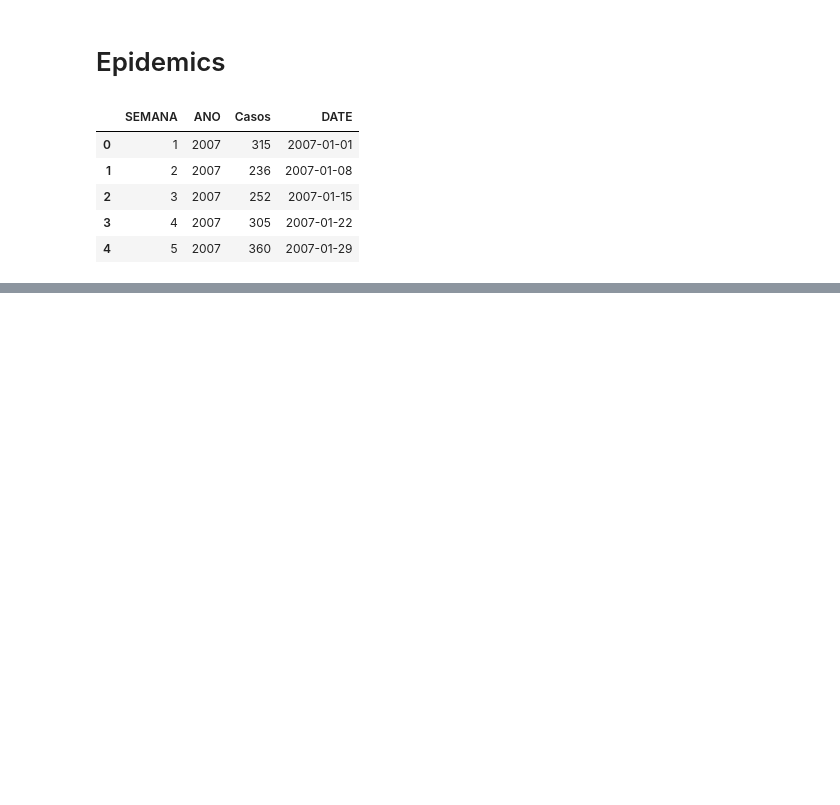
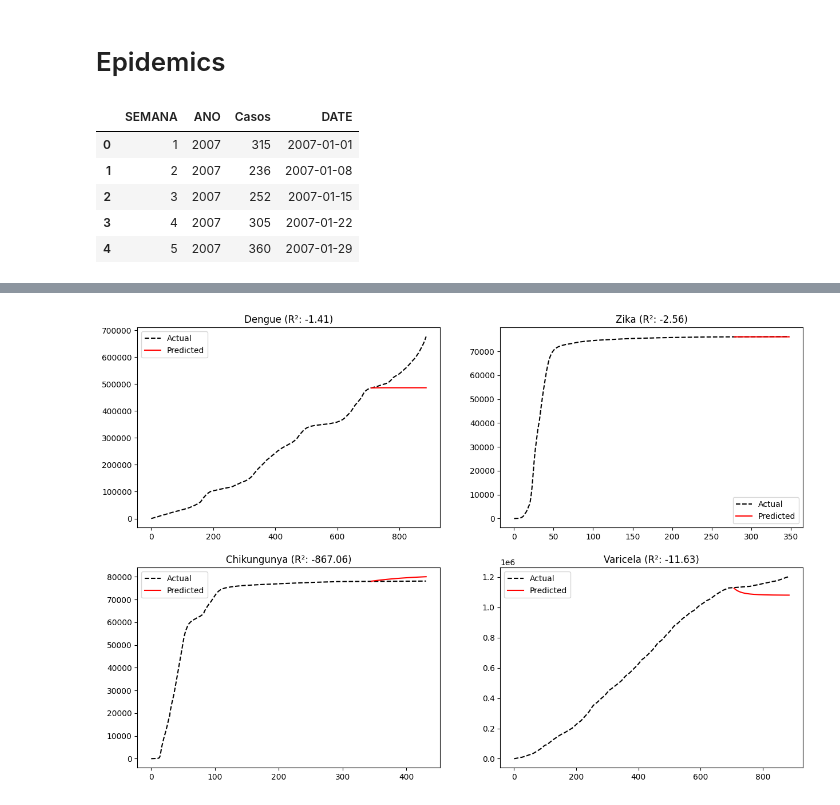
Before and after one commit to danielgvb/thesis, a Jupyter notebook: modelling/08_Neural_Networks.ipynb, the cells around one changed output, grey strips where cells are left out. Drawn from its saved outputs; the diff is of its cells as text; code cells hidden in the pictures; blank space fills up the shorter version.

```diff
--- a/modelling/08_Neural_Networks.ipynb
+++ b/modelling/08_Neural_Networks.ipynb
@@ -342,0 +617,85 @@ metrics_df
+# %%
+# Function to create sequences for GRU
+def create_sequences(data, seq_length=5):
+    X, y = [], []
+    for i in range(len(data) - seq_length):
+        X.append(data[i:i+seq_length])
+        y.append(data[i+seq_length])
+    return np.array(X), np.array(y)
+
+# Dictionary of datasets
+datasets = {
+    "Dengue": df_dengue,
+    "Zika": df_zika,
+    "Chikungunya": df_chic,
+    "Varicela": df_varicela
+}
+
+# Set up subplots for visualization
+fig, axes = plt.subplots(2, 2, figsize=(15, 10))
+axes = axes.flatten()
+metrics = {}
+
+# Loop through each dataset
+for i, (name, df) in enumerate(datasets.items()):
+    # Ensure DATE is in datetime format
+    df['DATE'] = pd.to_datetime(df['DATE'])
+
+    # Sort by date
+    df = df.sort_values(by='DATE')
+
+    # Compute cumulative cases
+    df['cases'] = df['Casos'].cumsum()
+
+    # Normalize the data
+    scaler = MinMaxScaler()
+    y_scaled = scaler.fit_transform(df['cases'].values.reshape(-1, 1))
+
+    # Train-test split (before sequence creation)
+    train_size = int(len(y_scaled) * 0.8)
+    train, test = y_scaled[:train_size], y_scaled[train_size:]
+
+    # Create sequences for train set only
+    seq_length = 5  # Number of previous time steps
+    X_train, y_train = create_sequences(train, seq_length)
+    X_train = X_train.reshape((X_train.shape[0], X_train.shape[1], 1))
+
+    # Build GRU model
+    model = Sequential()
+    model.add(GRU(50, activation='relu', input_shape=(seq_length, 1)))
+    model.add(Dense(1))
+    model.compile(loss='mse', optimizer='adam')
+
+    # Train the model
+    model.fit(X_train, y_train, epochs=50, batch_size=72, verbose=0, shuffle=False)
+
+    # Iterative predictions on test data
+    predictions = []
+    current_batch = train[-seq_length:].reshape((1, seq_length, 1))
+
+    for j in range(len(test)):
+        pred = model.predict(current_batch, verbose=0)[0]
+        predictions.append(pred)
+        current_batch = np.append(current_batch[:, 1:, :], [[pred]], axis=1)
+
+    # Inverse transform predictions and actual test data
+    predictions = scaler.inverse_transform(np.array(predictions).reshape(-1, 1))
+    actual = scaler.inverse_transform(test)
+
+    # Evaluate the model (ONLY on test set)
+    rmse = np.sqrt(mean_squared_error(actual, predictions))
+    r2 = r2_score(actual, predictions)
+    metrics[name] = {'RMSE': rmse, 'R2': r2}
+
+    # Print metrics
+    print(f"{name}: RMSE = {rmse:.2f}, R² = {r2:.2f}")
+
+    # Plot actual vs predicted (FULL DATASET)
+    full_actual = scaler.inverse_transform(y_scaled)
+    axes[i].plot(range(len(full_actual)), full_actual, label='Actual', color='black', linestyle='dashed')
+    axes[i].plot(range(train_size, train_size + len(predictions)), predictions, label='Predicted', color='red')
+    axes[i].set_title(f"{name} (R²: {r2:.2f})")
+    axes[i].legend()
+
+plt.show()
+# %% [output]
@@ -342,0 +706 @@ metrics_df
+[figure, added]
```
Also changed, not shown: parts of 10 cells of this notebook, 25 other files.
